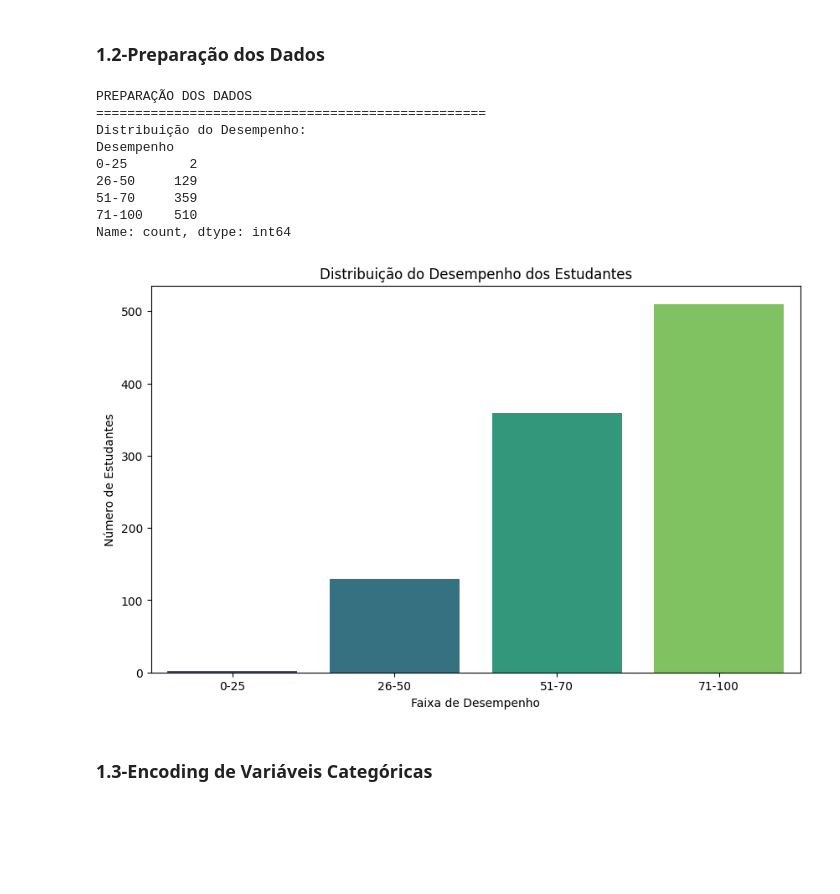
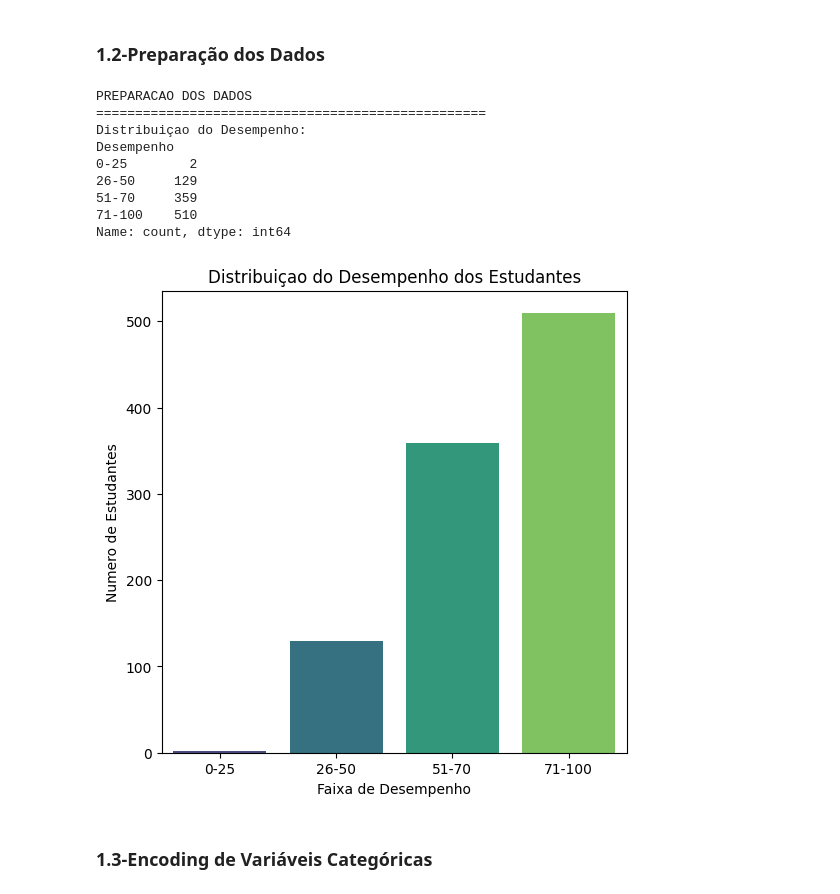
Before and after one commit to MarianoPieroni/FAI24_G06, a Jupyter notebook: Untitled-1.ipynb, the cells around one changed output. Cells and saved outputs as stored; diff of their text form; code cells hidden in the pictures; blank space fills up the shorter version.

```diff
--- a/Untitled-1.ipynb
+++ b/Untitled-1.ipynb
@@ -169,39 +168,38 @@ print(f"\n-valores nulos apos tratamento:{df.isnull().sum().sum()}")
 # %% [markdown]
 ### 1.2-Preparação dos Dados
 # %%
-print("PREPARAÇÃO DOS DADOS")
+print("PREPARACAO DOS DADOS")
 print("="*50)
 
 # Criar variável target 'Desempenho'
 df['Desempenho'] = pd.cut(df['exam_score'],
                          bins=[0, 25, 50, 70, 100],
                          labels=['0-25', '26-50', '51-70', '71-100'],
                          include_lowest=True,
                          right=True)
-
 # Distribuição da variável target
 distribuicao = df['Desempenho'].value_counts().sort_index()
-print("Distribuição do Desempenho:")
+print("Distribuiçao do Desempenho:")
 print(distribuicao)
 
 # Visualização(novo para o notebook)
-plt.figure(figsize=(10, 6))
+plt.figure(figsize=(6, 6))
 sns.countplot(data=df, x='Desempenho', palette='viridis')
-plt.title('Distribuição do Desempenho dos Estudantes')
+plt.title('Distribuiçao do Desempenho dos Estudantes')
 plt.xlabel('Faixa de Desempenho')
-plt.ylabel('Número de Estudantes')
+plt.ylabel('Numero de Estudantes')
 plt.show()
 # %% [output]
-PREPARAÇÃO DOS DADOS
+PREPARACAO DOS DADOS
 ==================================================
-Distribuição do Desempenho:
+Distribuiçao do Desempenho:
 Desempenho
 0-25        2
 26-50     129
 51-70     359
 71-100    510
 Name: count, dtype: int64
-[figure, old version]
+[figure, new version]
 # %% [markdown]
 ### 1.3-Encoding de Variáveis Categóricas
 # %% [markdown]
```
Also changed, not shown: parts of 17 cells of this notebook, 4 other files.
